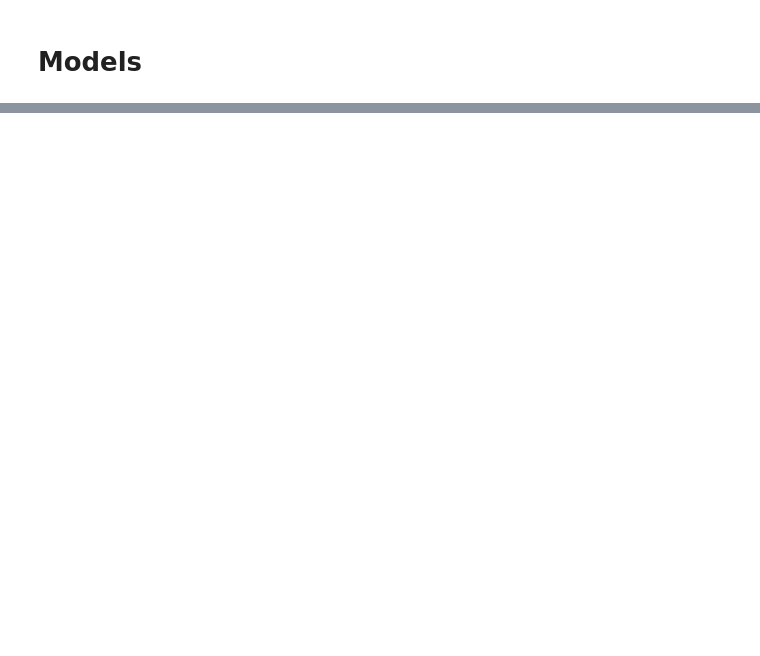
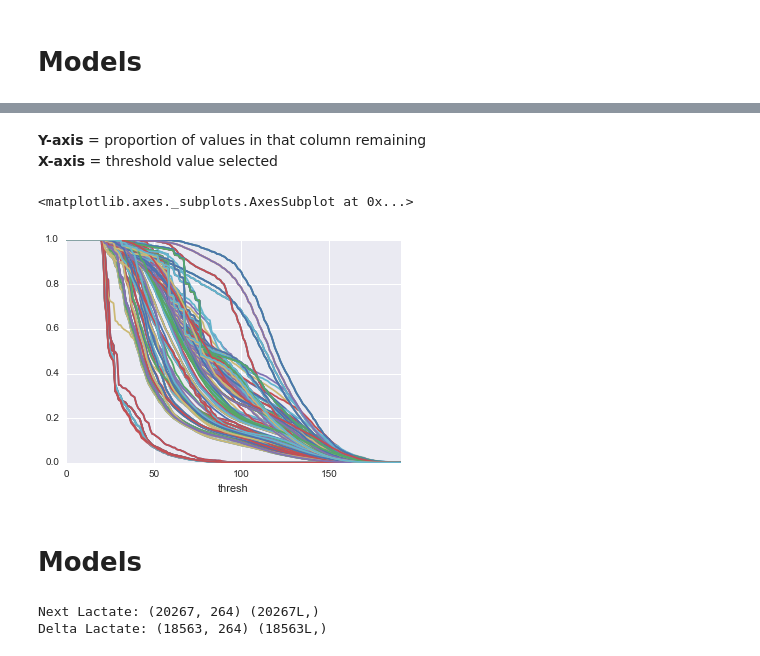
Before and after one commit to jgenk/icu_ml, a Jupyter notebook: 8_All_Data.ipynb, the cells around one changed output, grey strips where cells are left out. Cells and saved outputs as stored; diff of their text form; code cells hidden in the pictures; blank space fills up the shorter version.

Commit message:
added more complex data models

```diff
--- a/8_All_Data.ipynb
+++ b/8_All_Data.ipynb
@@ -440,0 +423,2 @@ df_fill_frac.sort_values().to_frame()
+# %%
+df_features_nofill = utils.read_and_reconstruct('data/data_sets.h5','all/train_subset/features_nofill')
@@ -440,0 +449,7 @@ df_fill_frac.sort_values().to_frame()
+# %%
+df_count = pd.DataFrame(index=df_features_nofill.columns,columns=range(0,df_features_nofill.shape[1]))
+df_count.columns.name = 'thresh'
+# %%
+for thresh in df_count.columns:
+    print thresh
+    df_count.loc[:,thresh] = df_features_nofill.dropna(thresh=thresh).count()
@@ -440,0 +474,12 @@ df_fill_frac.sort_values().to_frame()
+# %%
+df_count = df_count.loc[:,df_count.sum() > 0]
+# %% [markdown]
+**Y-axis** = proportion of values in that column remaining
+**X-axis** = threshold value selected
+# %%
+df_count.apply(lambda row: row/float(row.loc[0]),axis=1).T.plot.line(legend=False)
+# %% [output]
+<matplotlib.axes._subplots.AxesSubplot at 0x...>
+[figure, added]
+# %% [markdown]
+# Models
@@ -440,0 +499,6 @@ df_fill_frac.sort_values().to_frame()
+# %%
+print "Next Lactate:",X_next.shape,y_next.shape
+print "Delta Lactate:",X_delta.shape,y_delta.shape
+# %% [output]
+Next Lactate: (20267, 264) (20267L,)
+Delta Lactate: (18563, 264) (18563L,)
```
Also changed, not shown: parts of 86 cells of this notebook, 4 other files.
